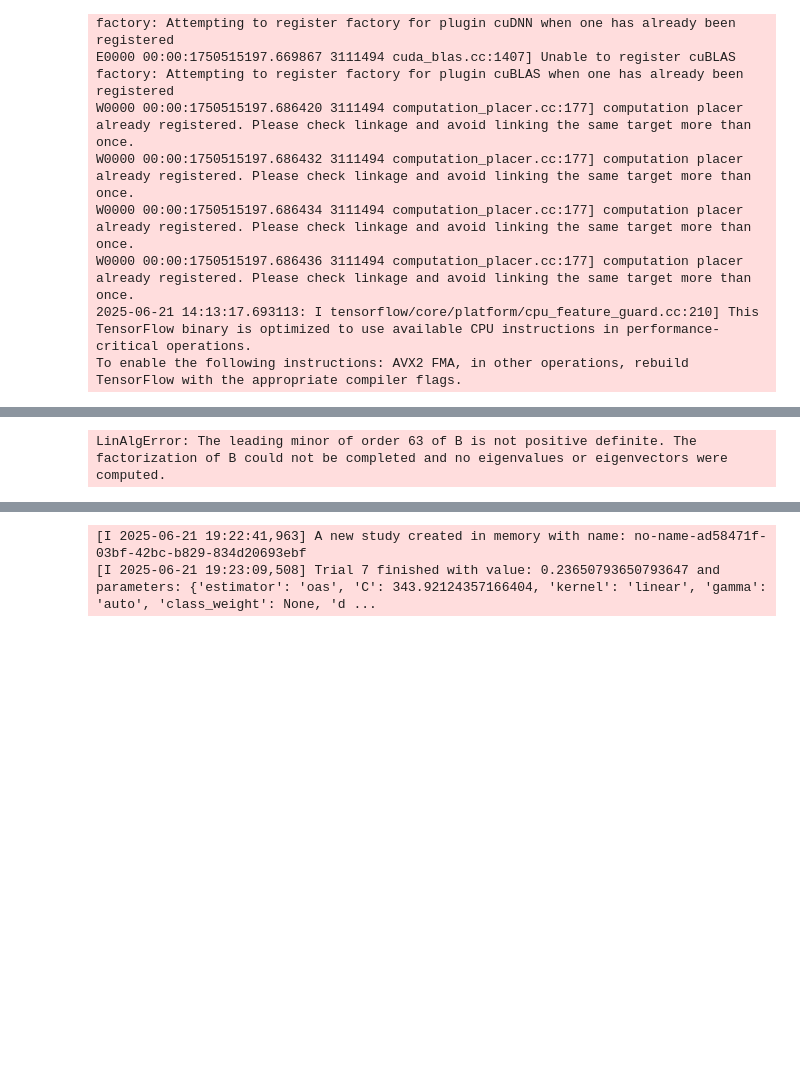
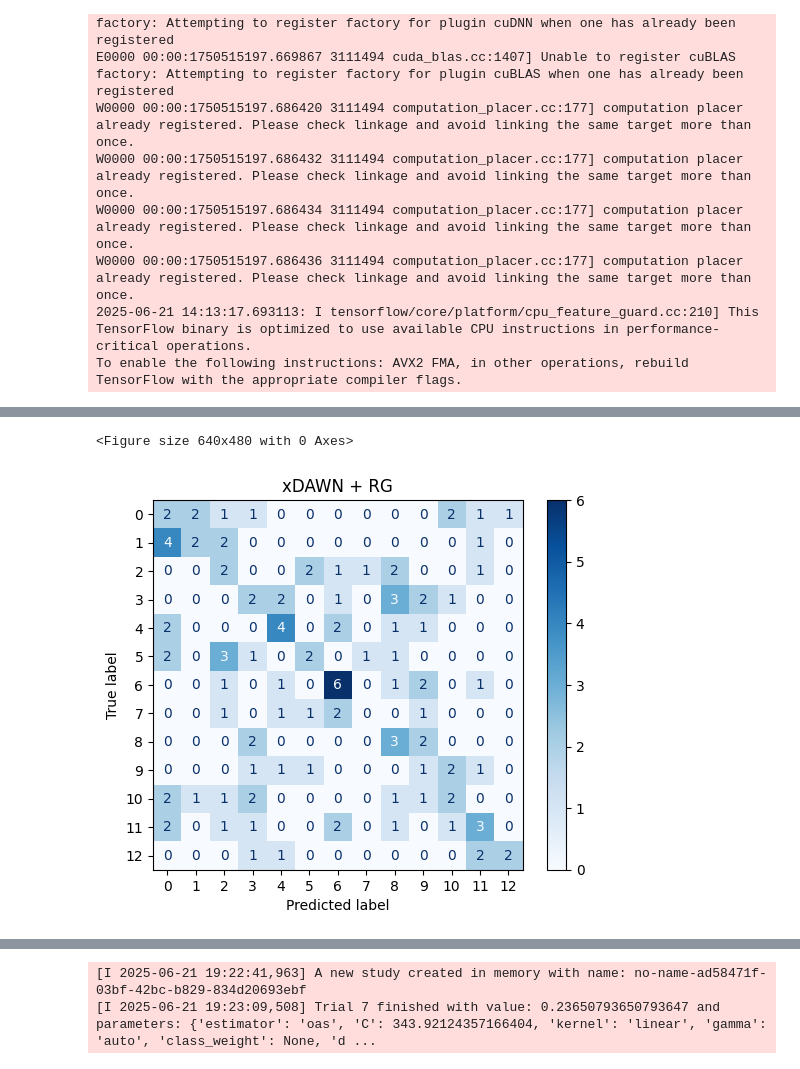
Before and after one commit to Mardal/EEG-Image-Reconstruction, a Jupyter notebook: Notebooks/try_embedder.ipynb, the cells around one changed output, grey strips where cells are left out. Cells and saved outputs as stored; diff of their text form; code cells hidden in the pictures; blank space fills up the shorter version.

```diff
--- a/Notebooks/try_embedder.ipynb
+++ b/Notebooks/try_embedder.ipynb
@@ -85,10 +85,8 @@ from Scripts.Data_Loader import EIRDataset
 
 EIR_Dataset = EIRDataset('/repo/EEG-Image-Reconstruction/Generated/Data_Train/', task_type='geometric', n_jobs=10) # task type can be `geometric` or `random` or `all`
 # %%
-for i in range(len(EIR_Dataset)):
-    eeg_sample, eye_sample, metadata, label, img = EIR_Dataset[i]
-    eeg_sample.resample(128)
+def resample_df(EIR_Dataset: EIRDataset, freq: int):
+    for i in range(len(EIR_Dataset)):
+        eeg_sample, eye_sample, metadata, label, img = EIR_Dataset[i]
+        eeg_sample.resample(freq)
+resample_df(EIR_Dataset, 256)
-# %%
-for i in range(len(EIR_Dataset)):
-    eeg_sample, eye_sample, metadata, label, img = EIR_Dataset[i]
-    eeg_sample.resample(256)
@@ -731,8 +491,0 @@ results[]
-# %%
-import pickle as pkl
-with open('Experiment_results/subj7onepixel.pkl', 'wb') as f:
-    pkl.dump(results, f)
-# %%
-with open('Experiment_results/subj7onepixel.pkl', 'rb') as f:
-    test = pkl.load( f)
-test
@@ -970,6 +648,7 @@ import tensorflow as tf
 from tensorflow.keras import utils as np_utils, backend as K
 from tensorflow.keras.callbacks import ModelCheckpoint
 import mne
+import scipy.signal as sg
 from mne import io
 from mne.datasets import sample
 from Scripts.EEGModels import EEGNet
@@ -983,11 +662,10 @@ from pathlib import Path
 from sklearn.model_selection import train_test_split
 from sklearn.svm import SVC
 from sklearn.preprocessing import StandardScaler, MinMaxScaler
+from sklearn.decomposition import KernelPCA
+from sklearn.decomposition import PCA
 
-n_components = 4  # pick some components
-chans = 63
-samples = 16 * 256
-bin_val = 13
+n_components = 8
 
 subjects_cluster1 = [11, 4, 8, 15]
 trial_cluster1 = [2, 2, 1, 2]
@@ -997,41 +675,42 @@ subjects_cluster3 = [7, 7, 9, 9, 14]
 trial_cluster3 = [2, 1, 2, 1, 1]
 subjects_cluster4 = [5, 5, 3, 2, 2, 10, 12, 12, 16, 16, 11, 13, 13]
 trial_cluster4 = [2, 1, 1, 2, 1, 1, 2, 1, 2, 1, 1, 2, 1]
+subjects_cluster3 = [7, 7, 9, 9, 14]
+trial_cluster3 = [2, 1, 2, 1, 1]
+subjects_cluster4 = [5, 5, 3, 3, 2, 2, 10, 10, 12, 12, 16, 16, 11, 11, 13, 13]
+trial_cluster4 = [2, 1, 2, 1, 2, 1, 2, 1, 2, 1, 2, 1, 2, 1, 2, 1]
 
-X, img, y = get_sample_choosen_trial(subjects_cluster4 + subjects_cluster3, trial_cluster4 + trial_cluster3)
+X, img, y = get_sample_choosen_trial(EIR_Dataset, subjects_cluster4 + subjects_cluster3, trial_cluster4 + trial_cluster3)
 #X, img, y = get_sample_choosen_trial(subjects_cluster2 + subjects_cluster1, trial_cluster2 + trial_cluster1)
 #X, img, y = get_sample()
-
-print(y)
-y = [int(i == bin_val) for i in y]
-print(y)
-print(sum(y))
+#X, y = choose_classes(X, y, [3, 5])
 
 X_train, X_test, Y_train, Y_test = train_test_split(
     X, y, test_size=0.4, stratify=y, random_state=42,
 )
 
 # set up sklearn pipeline
-clf = make_pipeline(XdawnCovariances(n_components),
+clf = make_pipeline(XdawnCovariances(n_components, estimator='lwf'),
                     TangentSpace(),
-                    LogisticRegression(C=0.01, class_weight='balanced'))
+                    LogisticRegression(C=0.5, class_weight='balanced'))
 
-'''clf = make_pipeline(XdawnCovariances(n_components),
+'''clf = make_pipeline(XdawnCovariances(n_components, estimator='lwf'),
                     TangentSpace(),
                     StandardScaler(),
-                    SVC(kernel='rbf', C=10, gamma='scale', class_weight='balanced'))'''
+                    KernelPCA(n_components=400),
+                    LogisticRegression(C=1, class_weight='balanced'))'''
+
+'''clf = make_pipeline(XdawnCovariances(n_components, estimator='lwf'),
+                    TangentSpace(),
+                    StandardScaler(),
+                    SVC(kernel='rbf', C=10, gamma='scale', class_weight='balanced', degree=4))'''
 
 
 
 preds_rg     = np.zeros(len(Y_test))
 
 # reshape back to (trials, channels, samples)
-X_train      = X_train.reshape(X_train.shape[0], chans, samples)
-X_test       = X_test.reshape(X_test.shape[0], chans, samples)
 print(X_train.shape)
-
-# train a classifier with xDAWN spatial filtering + Riemannian Geometry (RG)
-# labels need to be back in single-column format
 clf.fit(X_train, Y_train)
 preds_rg     = clf.predict(X_test)
 
@@ -1039,19 +718,11 @@ preds_rg     = clf.predict(X_test)
 acc2         = np.mean(preds_rg == Y_test)
 print("Classification accuracy: %f " % (acc2))
 
-# plot the confusion matrices for both classifiers
-#names        = ['audio left', 'audio right', 'vis left', 'vis right']
-'''plt.figure(0)
-plot_confusion_matrix(preds, Y_test.argmax(axis = -1), names, title = 'EEGNet-8,2')
-
-plt.figure(1)
-plot_confusion_matrix(preds_rg, Y_test.argmax(axis = -1), names, title = 'xDAWN + RG')'''
-
 plt.figure(1)
 cm_rg = confusion_matrix(Y_test, preds_rg)
 disp_rg = ConfusionMatrixDisplay(confusion_matrix=cm_rg)
 disp_rg.plot(cmap=plt.cm.Blues)
-plt.title(f'xDAWN + RG {bin_val}')
+plt.title(f'xDAWN + RG')
 
 plt.show()  # Display t
 # %% [output]
@@ -1074 +731,2 @@ plt.show()  # Display t
-LinAlgError: The leading minor of order 63 of B is not positive definite. The factorization of B could not be completed and no eigenvalues or eigenvectors were computed.
+<Figure size 640x480 with 0 Axes>
+[figure, added]
```
Also changed, not shown: parts of 46 cells of this notebook, 1 other file.
